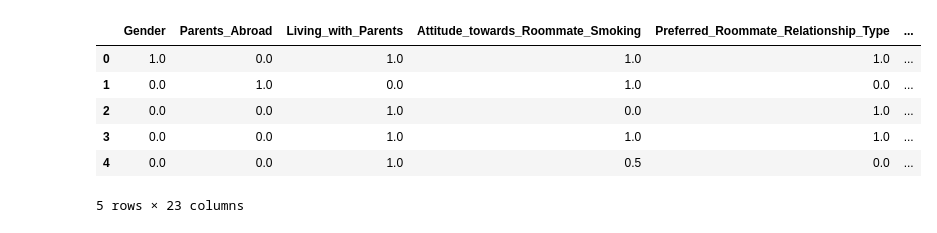
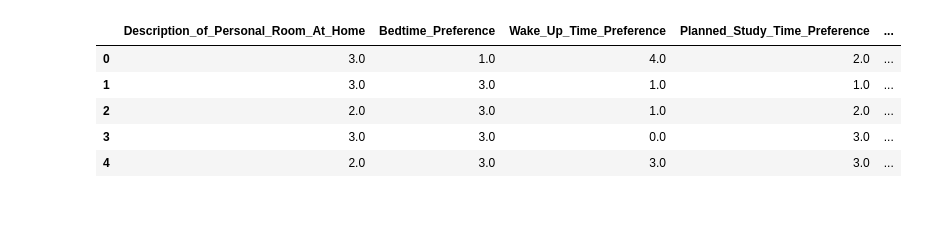
Before and after one commit to khaled-elsaeed/Roommate-Recommender, a Jupyter notebook: src/preprocessing/feature_engineering.ipynb, the cells around one changed output. Saved outputs shown, nothing was run; the diff lists cells and outputs as text; code cells hidden in the pictures.

```diff
--- a/src/preprocessing/feature_engineering.ipynb
+++ b/src/preprocessing/feature_engineering.ipynb
@@ -20,0 +35,33 @@ data_normalized = pd.DataFrame(scaler.fit_transform(df), columns=df.columns)
+# %%
+def remove_outliers(df, column_name):
+    Q1 = df[column_name].quantile(0.25)
+    Q3 = df[column_name].quantile(0.75)
+    IQR = Q3 - Q1
+    lower_bound = Q1 - 1.5 * IQR
+    upper_bound = Q3 + 1.5 * IQR
+    cleaned_df = df[(df[column_name] >= lower_bound) & (df[column_name] <= upper_bound)]
+    return cleaned_df
+
+# Remove outliers from the 'age' column
+df_clean = remove_outliers(df, 'Age_normalized')
+df['Age_normalized'] = df['Age_normalized']
+
+# Visualize original data and cleaned data for the 'age' column
+plt.figure(figsize=(14, 6))
+
+# Original data
+plt.subplot(1, 2, 1)
+plt.hist(df['Age_normalized'], bins=30, edgecolor='k', alpha=0.7)
+plt.title('Original Data: Age')
+plt.xlabel('Age')
+plt.ylabel('Frequency')
+
+# Cleaned data
+plt.subplot(1, 2, 2)
+plt.hist(df_clean['Age_normalized'], bins=30, edgecolor='k', alpha=0.7)
+plt.title('Cleaned Data: Age')
+plt.xlabel('Age')
+plt.ylabel('Frequency')
+
+plt.tight_layout()
+plt.show()
@@ -43,8 +122,8 @@ plt.show()
 # %%
 # Define the threshold
-threshold = 0.10
+threshold = 0.3
 
-variances = data_normalized.var()
+variances = df.var()
 
 low_threshold_columns = variances[variances < threshold]
 high_threshold_columns = variances[variances >= threshold]
@@ -74,15 +153,14 @@ Messy                                     0.186259
 dtype: float64
 # %%
-filtered_df = data_normalized[high_threshold_columns.index]
+filtered_df = df[high_threshold_columns.index]
 filtered_df.head()
 # %% [output]
-|  | Gender | Parents_Abroad | Living_with_Parents | Attitude_towards_Roommate_Smoking | Preferred_Roommate_Relationship_Type | ... |
-| 0 | 1.0 | 0.0 | 1.0 | 1.0 | 1.0 | ... |
-| 1 | 0.0 | 1.0 | 0.0 | 1.0 | 0.0 | ... |
-| 2 | 0.0 | 0.0 | 1.0 | 0.0 | 1.0 | ... |
-| 3 | 0.0 | 0.0 | 1.0 | 1.0 | 1.0 | ... |
-| 4 | 0.0 | 0.0 | 1.0 | 0.5 | 0.0 | ... |
+|  | Description_of_Personal_Room_At_Home | Bedtime_Preference | Wake_Up_Time_Preference | Planned_Study_Time_Preference | ... |
+| 0 | 3.0 | 1.0 | 4.0 | 2.0 | ... |
+| 1 | 3.0 | 3.0 | 1.0 | 1.0 | ... |
+| 2 | 2.0 | 3.0 | 1.0 | 2.0 | ... |
+| 3 | 3.0 | 3.0 | 0.0 | 3.0 | ... |
+| 4 | 2.0 | 3.0 | 3.0 | 3.0 | ... |
-5 rows × 23 columns
 # %%
 filtered_df.columns
 # %% [output]
```
Also changed, not shown: parts of 11 cells of this notebook, 12 other files.
